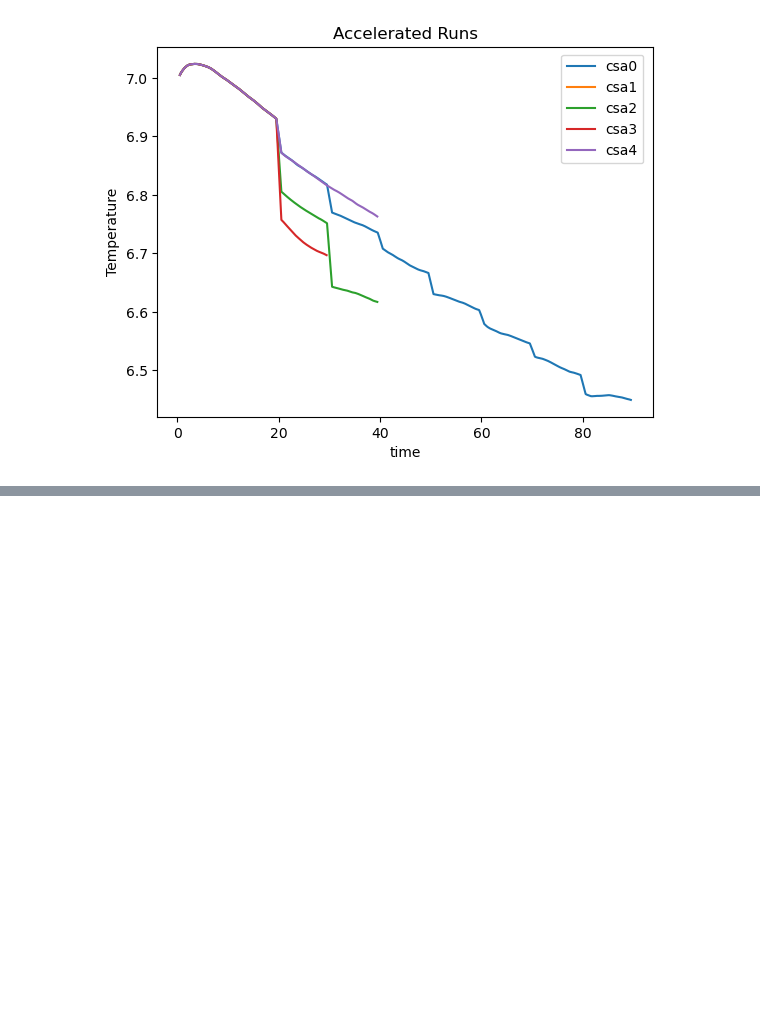
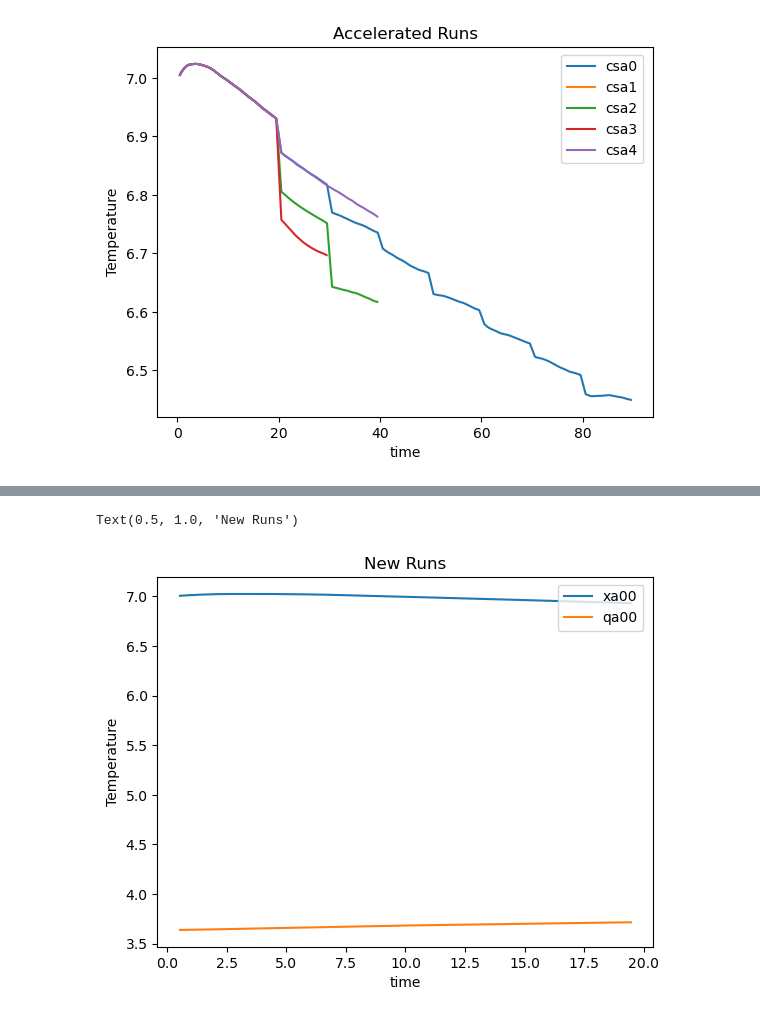
Before and after one commit to asozza/ecearth-outpost, a Jupyter notebook: notebooks/test_timeseries copy.ipynb, the cells around one changed output, grey strips where cells are left out. Drawn from its saved outputs; the diff is of its cells as text; code cells hidden in the pictures; blank space fills up the shorter version.

```diff
--- a/notebooks/test_timeseries copy.ipynb
+++ b/notebooks/test_timeseries copy.ipynb
@@ -105,3 +105,13 @@ plt.title('Accelerated Runs')
 2026-01-20 15:43:52,827 - INFO - Merge complete.
 Text(0.5, 1.0, 'Accelerated Runs')
 [figure]
+# %%
+plot_timeseries(expname='xa00', startyear=1990, endyear=2009, varname='thetao', avetype='moving', label='xa00')
+plot_timeseries(expname='qa00', startyear=1990, endyear=2009, varname='thetao', avetype='moving', label='qa00')
+plt.legend(
+    bbox_to_anchor=(0.98, 0.98),  # x, y coordinates for legend placement
+    loc='upper right',         # Location of the legend relative to bbox_to_anchor
+    borderaxespad=0           # Padding between the legend and the plot
+)
+plt.title('New Runs')
+# %% [output]
@@ -107,0 +135,2 @@ Text(0.5, 1.0, 'Accelerated Runs')
+Text(0.5, 1.0, 'New Runs')
+[figure, added]
```
Also changed, not shown: parts of 2 cells of this notebook, 1 other file.
